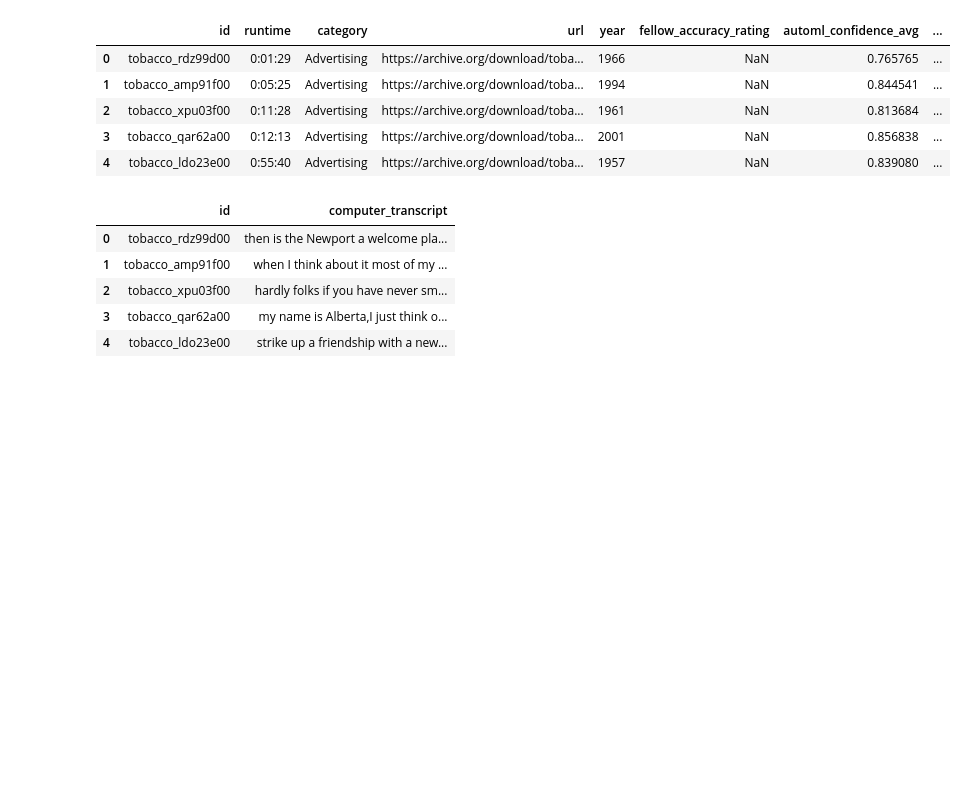
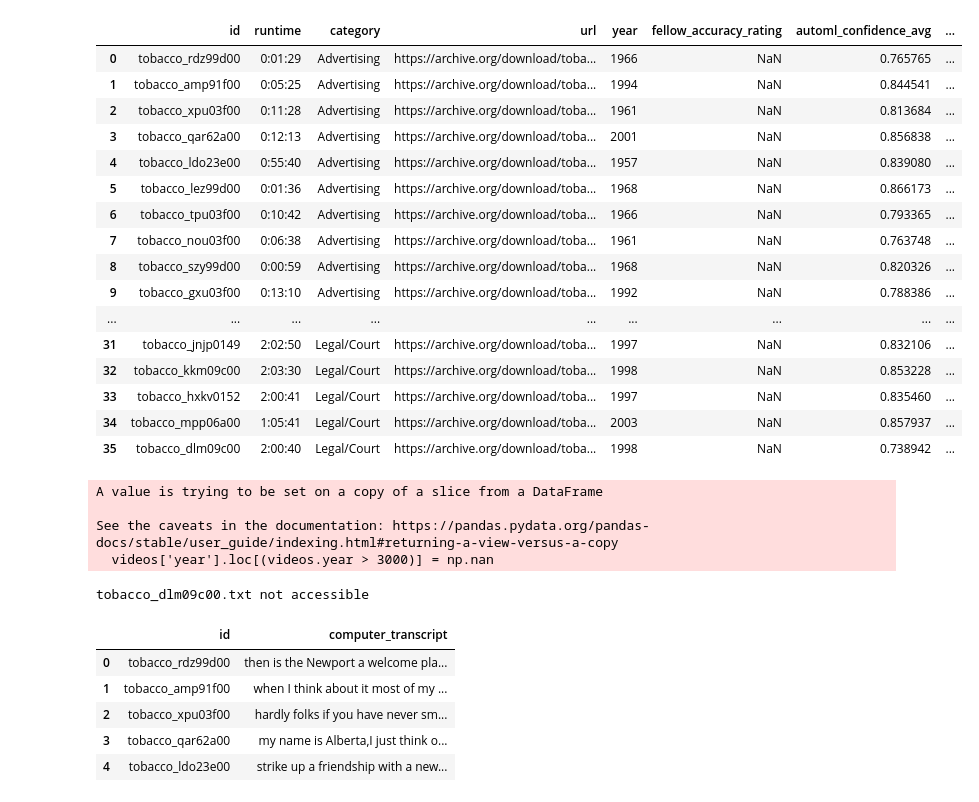
Before and after one commit to geoffswc/Internet-Archives-Transcripts, a Jupyter notebook: transcript_accuracy_assessment.ipynb, the cells around one changed output. Drawn from its saved outputs; the diff is of its cells as text; code cells hidden in the pictures; blank space fills up the shorter version.

Commit message:
comparing computer and human transcripts

```diff
--- a/transcript_accuracy_assessment.ipynb
+++ b/transcript_accuracy_assessment.ipynb
@@ -7,40 +7,62 @@ import numpy as np
 # %%
 videos = pd.read_csv("video_list.csv")
 # %%
-videos.head()
+videos
 # %% [output]
 |  | id | runtime | category | url | year | fellow_accuracy_rating | automl_confidence_avg | ... |
 | 0 | tobacco_rdz99d00 | 0:01:29 | Advertising | https://archive.org/download/toba... | 1966 | NaN | 0.765765 | ... |
 | 1 | tobacco_amp91f00 | 0:05:25 | Advertising | https://archive.org/download/toba... | 1994 | NaN | 0.844541 | ... |
 | 2 | tobacco_xpu03f00 | 0:11:28 | Advertising | https://archive.org/download/toba... | 1961 | NaN | 0.813684 | ... |
 | 3 | tobacco_qar62a00 | 0:12:13 | Advertising | https://archive.org/download/toba... | 2001 | NaN | 0.856838 | ... |
 | 4 | tobacco_ldo23e00 | 0:55:40 | Advertising | https://archive.org/download/toba... | 1957 | NaN | 0.839080 | ... |
+| 5 | tobacco_lez99d00 | 0:01:36 | Advertising | https://archive.org/download/toba... | 1968 | NaN | 0.866173 | ... |
+| 6 | tobacco_tpu03f00 | 0:10:42 | Advertising | https://archive.org/download/toba... | 1966 | NaN | 0.793365 | ... |
+| 7 | tobacco_nou03f00 | 0:06:38 | Advertising | https://archive.org/download/toba... | 1961 | NaN | 0.763748 | ... |
+| 8 | tobacco_szy99d00 | 0:00:59 | Advertising | https://archive.org/download/toba... | 1968 | NaN | 0.820326 | ... |
+| 9 | tobacco_gxu03f00 | 0:13:10 | Advertising | https://archive.org/download/toba... | 1992 | NaN | 0.788386 | ... |
+| ... | ... | ... | ... | ... | ... | ... | ... | ... |
+| 31 | tobacco_jnjp0149 | 2:02:50 | Legal/Court | https://archive.org/download/toba... | 1997 | NaN | 0.832106 | ... |
+| 32 | tobacco_kkm09c00 | 2:03:30 | Legal/Court | https://archive.org/download/toba... | 1998 | NaN | 0.853228 | ... |
+| 33 | tobacco_hxkv0152 | 2:00:41 | Legal/Court | https://archive.org/download/toba... | 1997 | NaN | 0.835460 | ... |
+| 34 | tobacco_mpp06a00 | 1:05:41 | Legal/Court | https://archive.org/download/toba... | 2003 | NaN | 0.857937 | ... |
+| 35 | tobacco_dlm09c00 | 2:00:40 | Legal/Court | https://archive.org/download/toba... | 1998 | NaN | 0.738942 | ... |
 # %%
 # delete once this is added - just messing up the loop right now
 
-videos = videos.loc[(videos.id != "tobacco_dlm09c00")]
 videos['year'].loc[(videos.year > 3000)] = np.nan
+# %% [output]
+A value is trying to be set on a copy of a slice from a DataFrame
+
+See the caveats in the documentation: https://pandas.pydata.org/pandas-docs/stable/user_guide/indexing.html#returning-a-view-versus-a-copy
+  videos['year'].loc[(videos.year > 3000)] = np.nan
 # %%
 # add transcripts into the dataframe
 
-transcripts = pd.DataFrame(columns = ['id', 'computer_transcript'])
+transcripts = pd.DataFrame(columns = ['id', 'computer_transcript', 'human_transcript'])
 
 # will add and join human transcripts here too when we have them
 
 for id in videos.id:
-    #open text file in read mode
-    text_file = open("computer_transcripts/%s.txt" % id, "r")
 
-    #read whole file to a string
-    text = text_file.read()
+    try:
+        #open text file in read mode
+        text_file = open("computer_transcripts/%s.txt" % id, "r")
 
-    #close file
-    text_file.close()
+        #read whole file to a string
+        text = text_file.read()
 
-    #add row to transcripts dataframe
-    transcripts.loc[len(transcripts.index)] = [id, text]
+        #close file
+        text_file.close()
+
+        #add row to transcripts dataframe
+        transcripts.loc[len(transcripts.index)] = [id, text]
+
+    except IOError:
+        print("%s.txt not accessible" % id )
 
 videos = videos.merge(transcripts, on='id', how='left')
+# %% [output]
+tobacco_dlm09c00.txt not accessible
 # %%
 transcripts.head()
 # %% [output]
```
Also changed, not shown: parts of 8 cells of this notebook, 15 other files.
